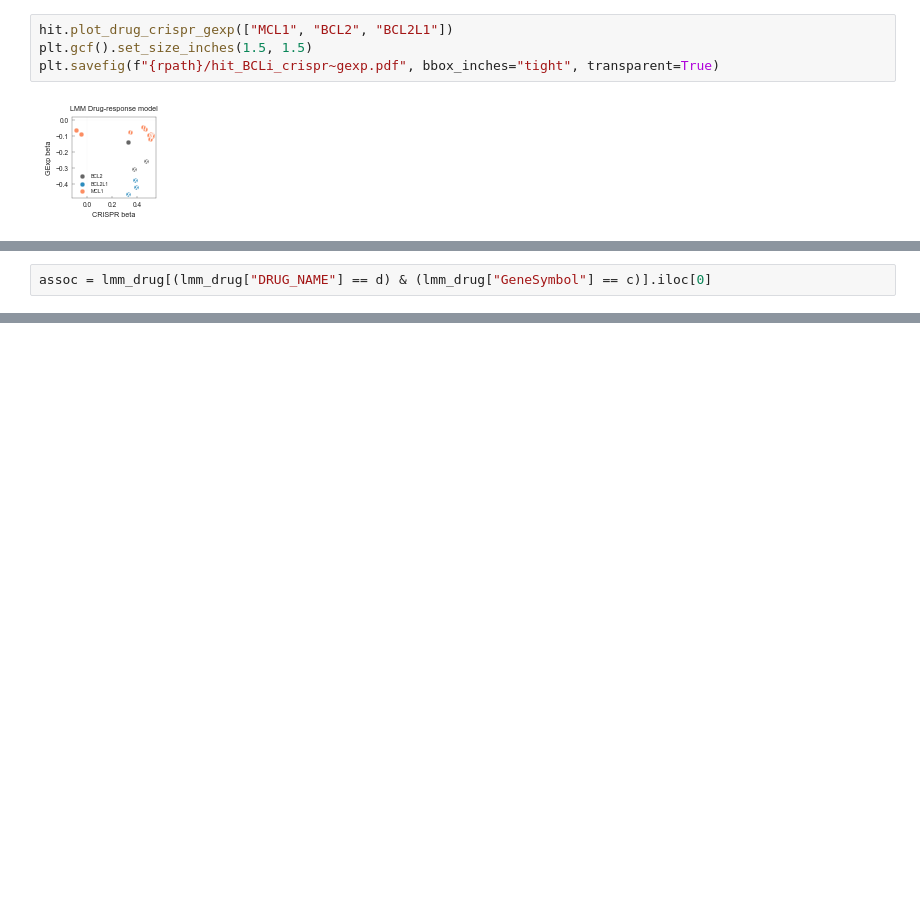
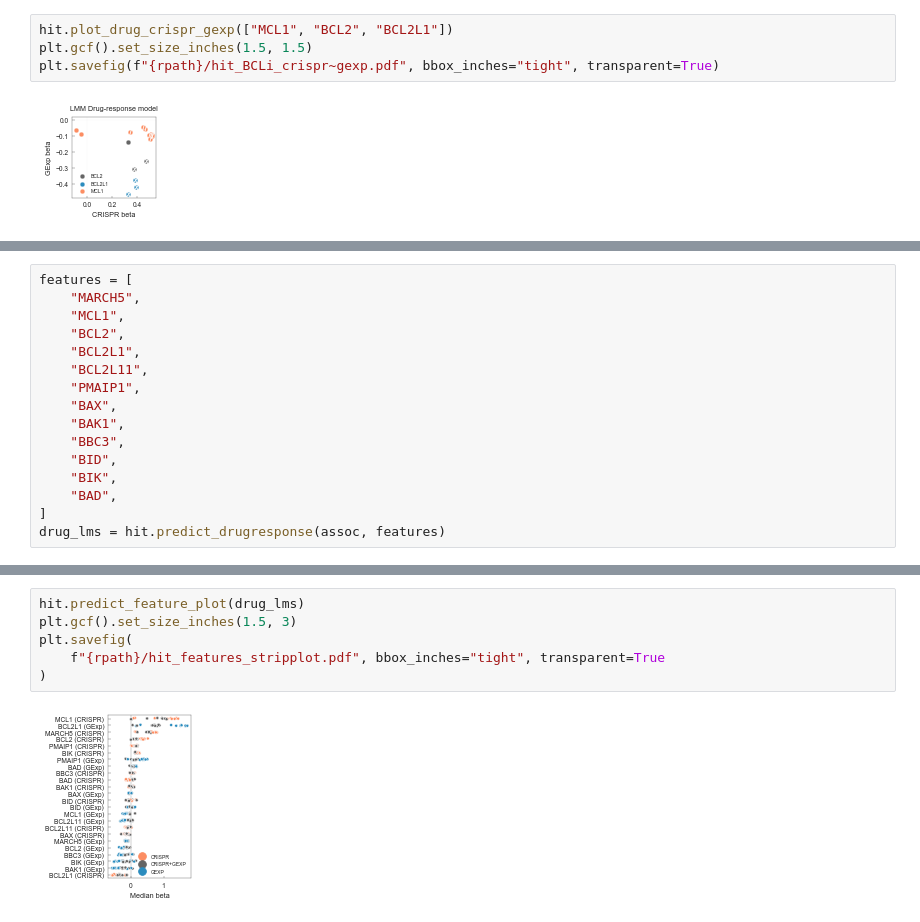
Before and after one commit to EmanuelGoncalves/dtrace, a Jupyter notebook: notebooks/4.TargetHit.ipynb, the cells around one changed output, grey strips where cells are left out. Saved outputs shown, nothing was run; the diff lists cells and outputs as text; blank space fills up the shorter version.

```diff
--- a/notebooks/4.TargetHit.ipynb
+++ b/notebooks/4.TargetHit.ipynb
@@ -208,2 +86,0 @@ d, c = ("MCL1_1284", "MCL1")
-# %%
-assoc = lmm_drug[(lmm_drug["DRUG_NAME"] == d) & (lmm_drug["GeneSymbol"] == c)].iloc[0]
@@ -248,0 +95,16 @@ plt.close("all")
+# %%
+features = [
+    "MARCH5",
+    "MCL1",
+    "BCL2",
+    "BCL2L1",
+    "BCL2L11",
+    "PMAIP1",
+    "BAX",
+    "BAK1",
+    "BBC3",
+    "BID",
+    "BIK",
+    "BAD",
+]
+drug_lms = hit.predict_drugresponse(assoc, features)
@@ -248,0 +121,8 @@ plt.close("all")
+# %%
+hit.predict_feature_plot(drug_lms)
+plt.gcf().set_size_inches(1.5, 3)
+plt.savefig(
+    f"{rpath}/hit_features_stripplot.pdf", bbox_inches="tight", transparent=True
+)
+# %% [output]
+[figure, added]
```
Also changed, not shown: parts of 37 cells of this notebook, 14 other files.
